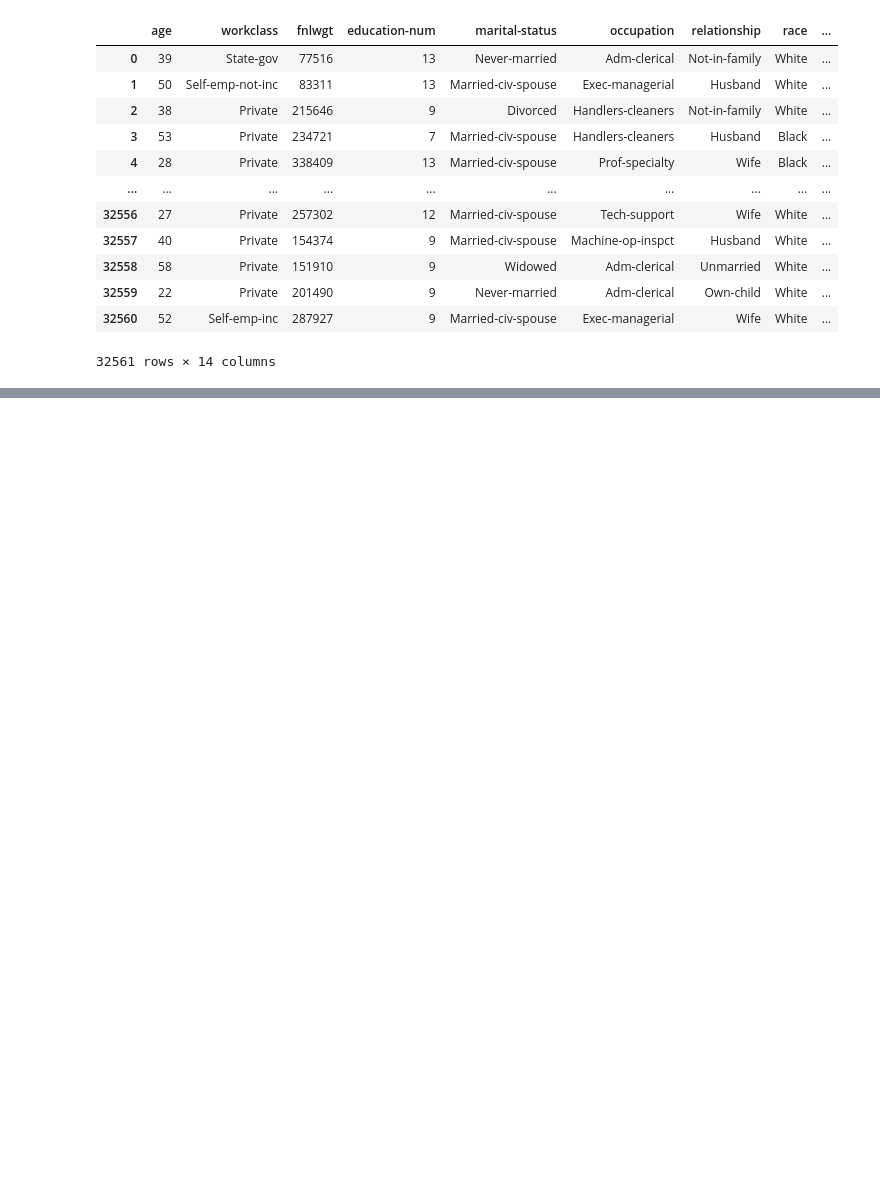
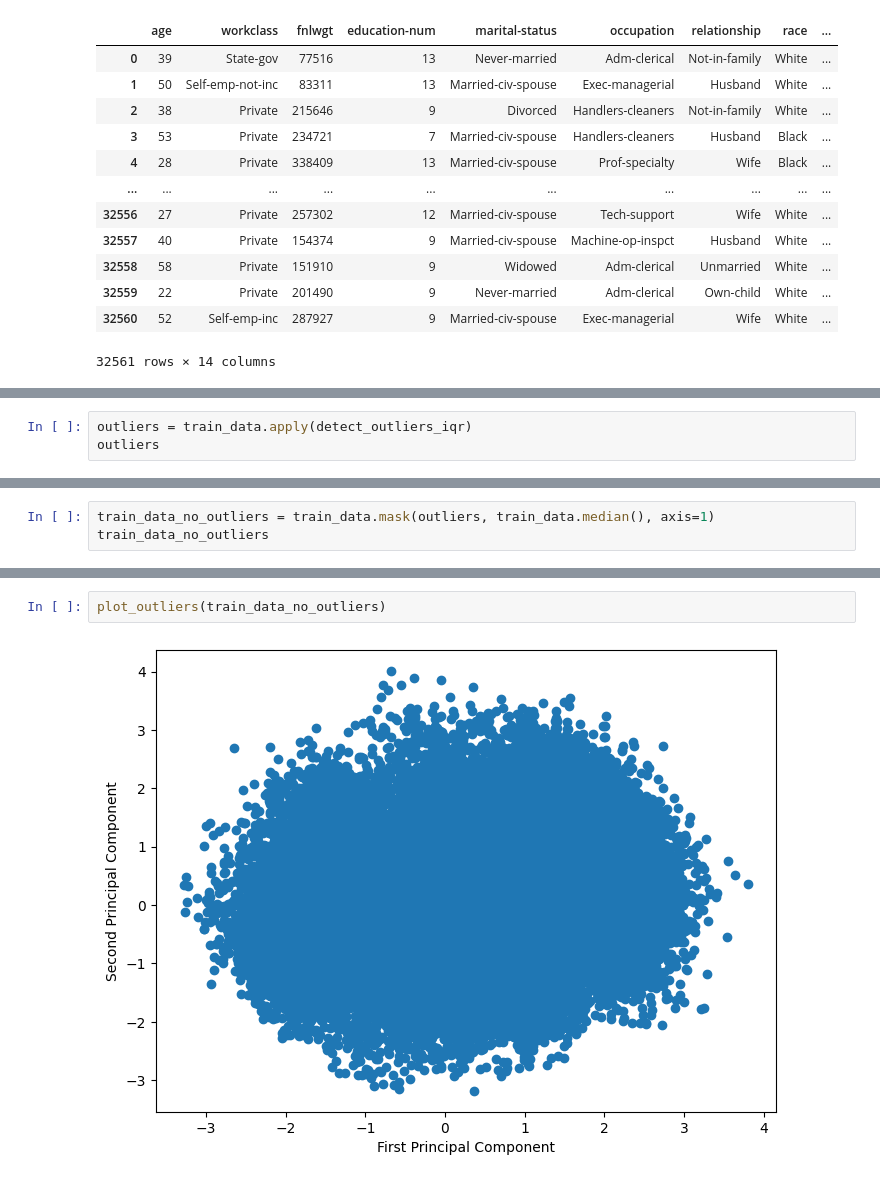
Before and after one commit to ChathurangaMMP/Data-team-ML-challenge, a Jupyter notebook: notebook_1.ipynb, the cells around one changed output, grey strips where cells are left out. Cells and saved outputs as stored; diff of their text form; blank space fills up the shorter version.

```diff
--- a/notebook_1.ipynb
+++ b/notebook_1.ipynb
@@ -246,0 +412,3 @@ plt.show()
+# %%
+outliers = train_data.apply(detect_outliers_iqr)
+outliers
@@ -246,0 +429,3 @@ plt.show()
+# %%
+train_data_no_outliers = train_data.mask(outliers, train_data.median(), axis=1)
+train_data_no_outliers
@@ -246,0 +446,4 @@ plt.show()
+# %%
+plot_outliers(train_data_no_outliers)
+# %% [output]
+[figure, added]
```
Also changed, not shown: parts of 28 cells of this notebook, 1 other file.
